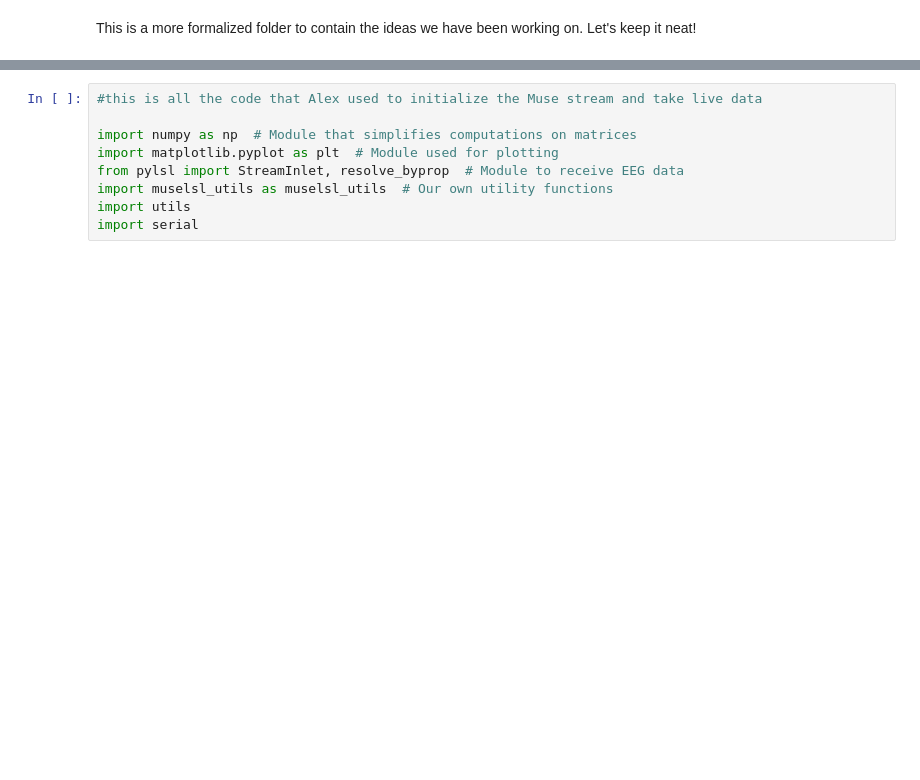
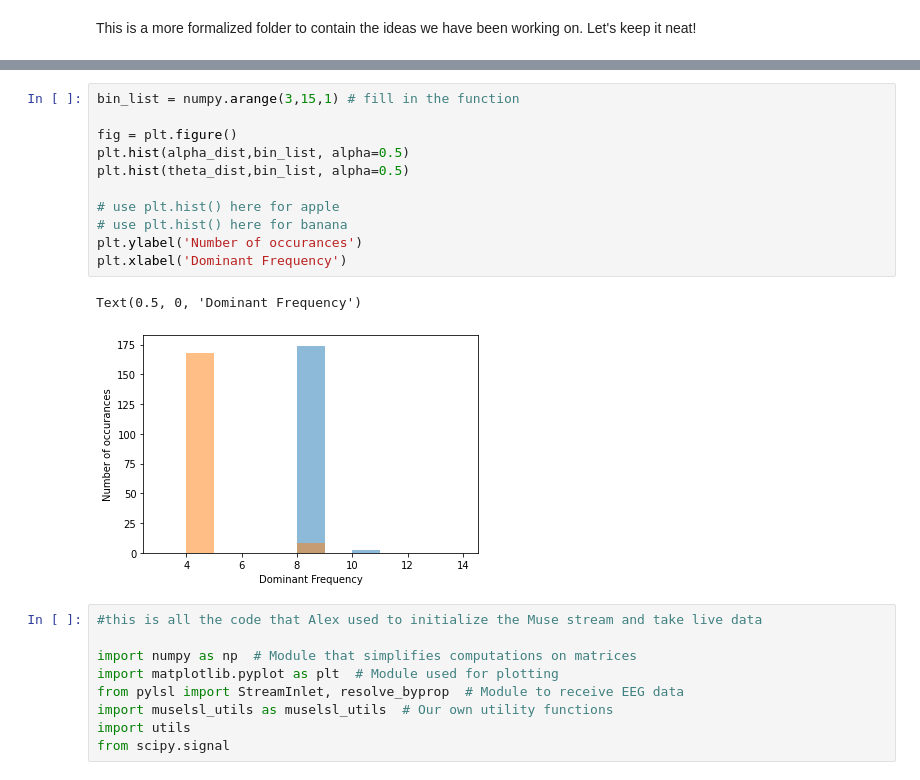
Before and after one commit to MACtion-Potential/NAAN, a Jupyter notebook: signal_processing/signal_working.ipynb, the cells around one changed output, grey strips where cells are left out. Saved outputs shown, nothing was run; the diff lists cells and outputs as text; blank space fills up the shorter version.

```diff
--- a/signal_processing/signal_working.ipynb
+++ b/signal_processing/signal_working.ipynb
@@ -75,3 +116,17 @@ NameError: name 'dominant_alpha' is not defined
+# %%
+bin_list = numpy.arange(3,15,1) # fill in the function
+
+fig = plt.figure()
+plt.hist(alpha_dist,bin_list, alpha=0.5)
+plt.hist(theta_dist,bin_list, alpha=0.5)
+
+# use plt.hist() here for apple
+# use plt.hist() here for banana
+plt.ylabel('Number of occurances')
+plt.xlabel('Dominant Frequency')
+# %% [output]
+Text(0.5, 0, 'Dominant Frequency')
+[figure, added]
 # %%
 #this is all the code that Alex used to initialize the Muse stream and take live data
 
@@ -80,7 +135,7 @@ import matplotlib.pyplot as plt  # Module used for plotting
 from pylsl import StreamInlet, resolve_byprop  # Module to receive EEG data
 import muselsl_utils as muselsl_utils  # Our own utility functions
 import utils
-import serial
+from scipy.signal
 # %%
 # Initialize the bluetooth stream to the Arduino
 #this connects to the arduino, breaks
```
Also changed, not shown: parts of 3 cells of this notebook, 3 other files.
